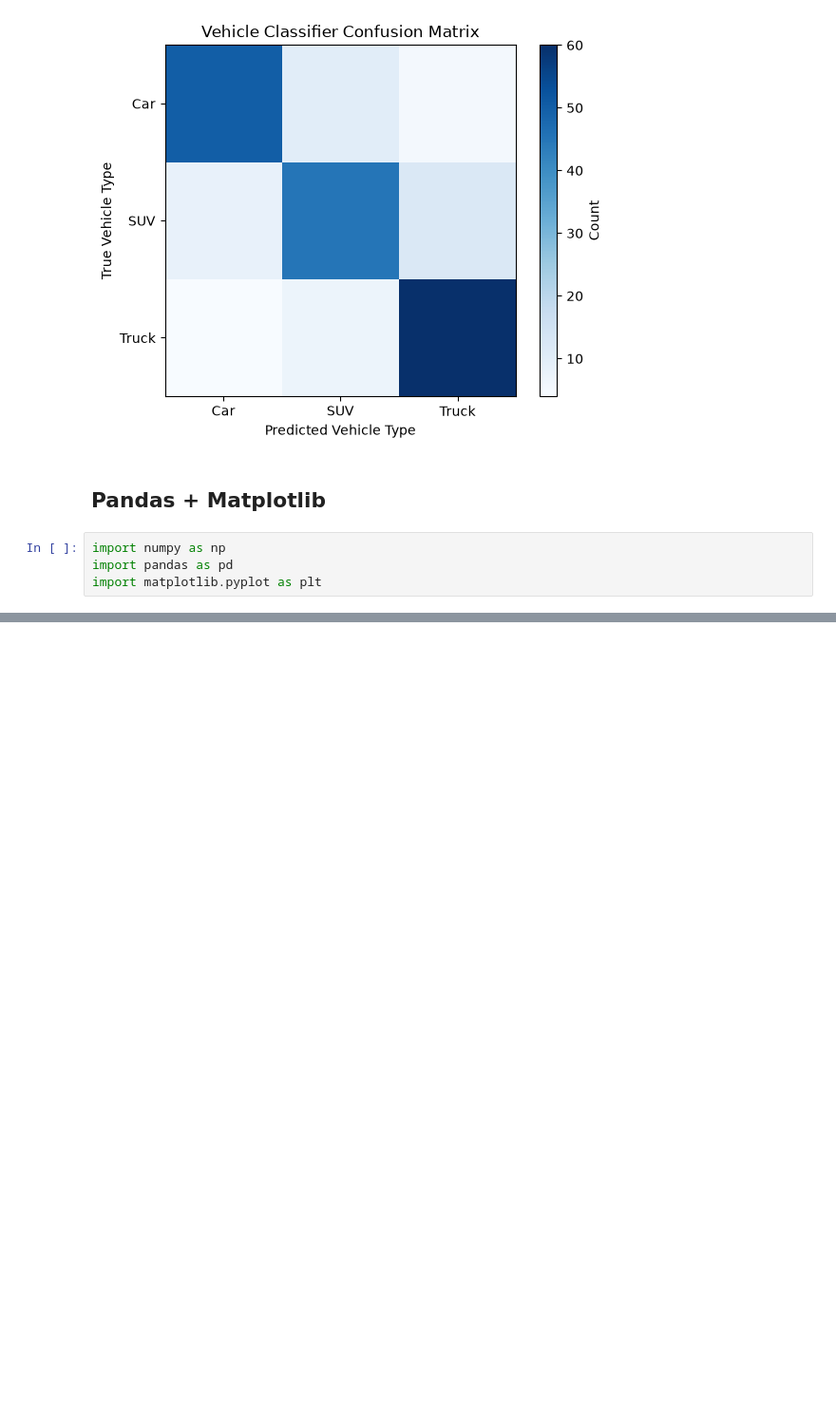
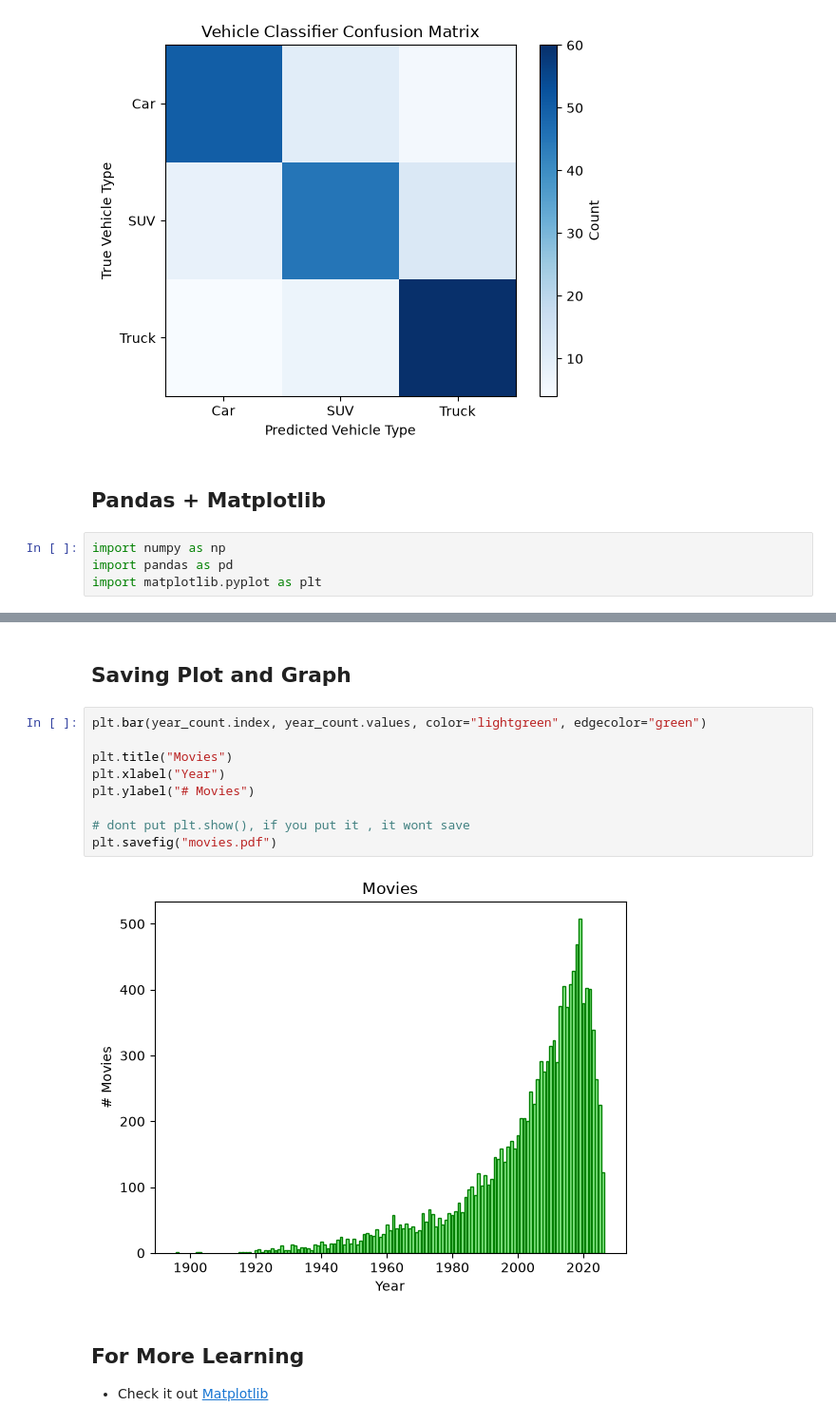
Before and after one commit to zaibgray/matplotlib, a Jupyter notebook: matplotlib.ipynb, the cells around one changed output, grey strips where cells are left out. Shown at 95% size. Drawn from its saved outputs; the diff is of its cells as text; blank space fills up the shorter version.

```diff
--- a/matplotlib.ipynb
+++ b/matplotlib.ipynb
@@ -589,0 +594,16 @@ plt.show()
+# %% [markdown]
+## Saving Plot and Graph
+# %%
+plt.bar(year_count.index, year_count.values, color="lightgreen", edgecolor="green")
+
+plt.title("Movies")
+plt.xlabel("Year")
+plt.ylabel("# Movies")
+
+# dont put plt.show(), if you put it , it wont save
+plt.savefig("movies.pdf")
+# %% [output]
+[figure, added]
+# %% [markdown]
+## For More Learning
+- Check it out [Matplotlib](https://matplotlib.org/stable/gallery/index.html)
```
Also changed, not shown: parts of 2 cells of this notebook, 1 other file.
